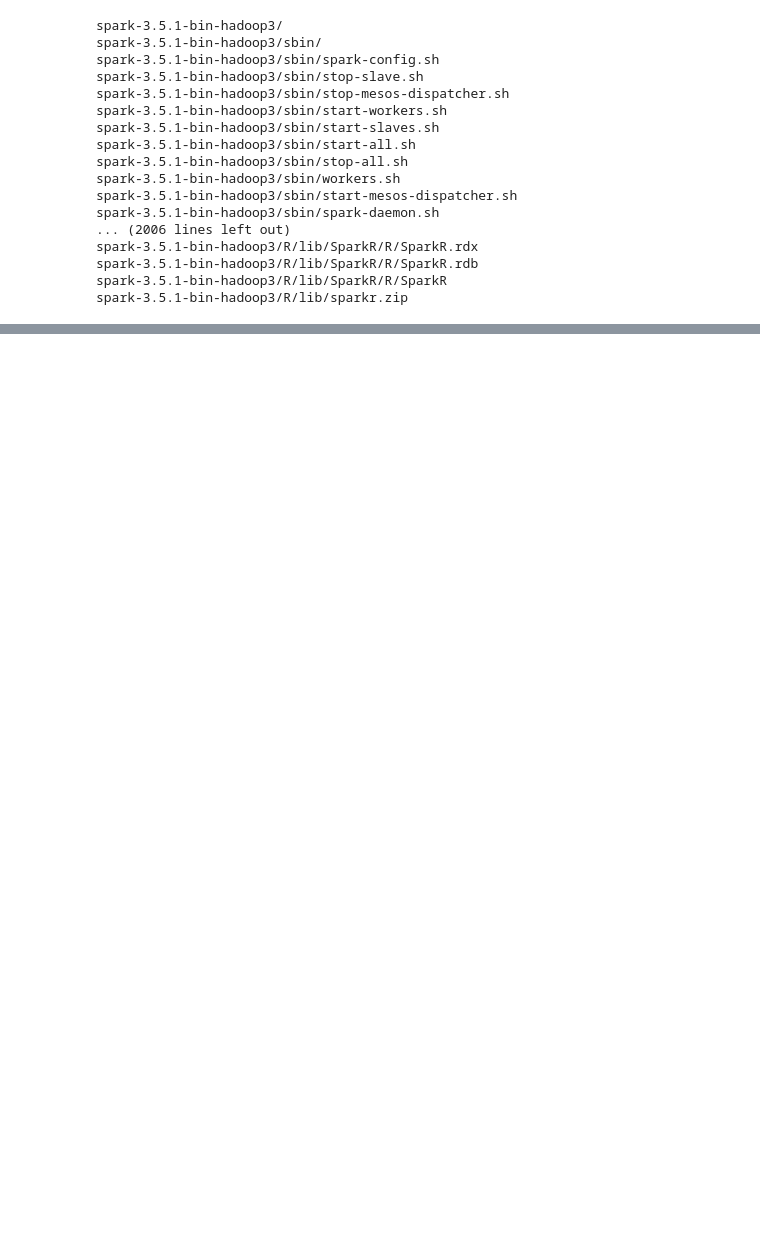
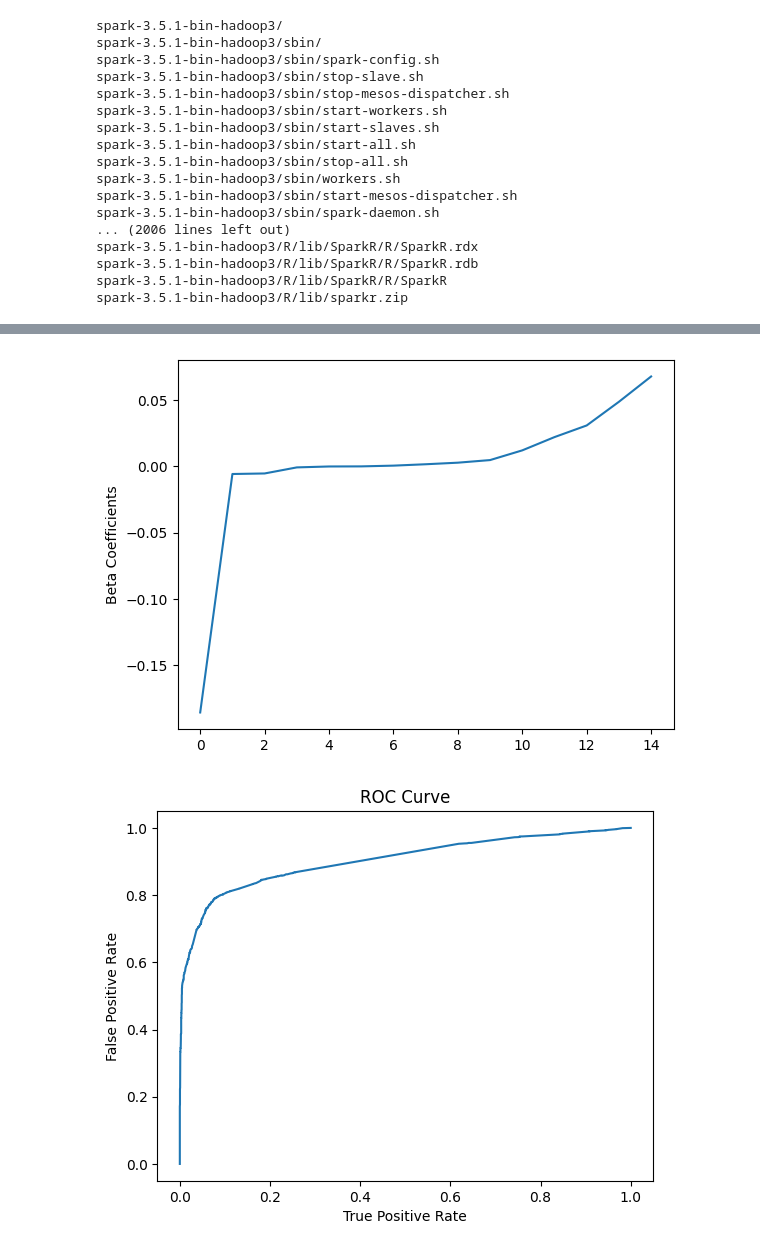
Before and after one commit to Greensweight/Music-Recommender, a Jupyter notebook: AAI627HW9.ipynb, the cells around one changed output, grey strips where cells are left out. Saved outputs shown, nothing was run; the diff lists cells and outputs as text; code cells hidden in the pictures; blank space fills up the shorter version.

```diff
--- a/AAI627HW9.ipynb
+++ b/AAI627HW9.ipynb
@@ -63,5 +64,11 @@ spark-3.5.1-bin-hadoop3/R/lib/sparkr.zip
 # %%
 ratings_df = pd.read_csv('test2_new.txt', sep="|", header=None)
 test_df = pd.read_csv('output3.txt', sep="|")
-ratings_df.rename(columns = {0:'UserID', 1:'TrackID',
-                              2:'Rating'}, inplace = True)
+ratings_df.rename(columns = {0:'UserID', 1:'TrackID', 2:'Rating'}, inplace = True)
+train_df = ratings_df.merge(test_df)
+sub_train_df = train_df[["AlbumRating", "ArtistRating", "Genre1Rating", "Genre2Rating", "Genre3Rating", "Genre4Rating", "Genre5Rating", "Genre6Rating", "Genre7Rating", "NumberRatedGenres", "MaxGenreScore", "MinGenreScore", "SumGenreScores", "AverageGenreScore", "VarianceGenreScore" ]]
+sub_train_df = pd.concat([sub_train_df, ratings_df["Rating"]], axis="columns")
+sub_train_df = spark.createDataFrame(sub_train_df)
+sub_train_df.show()
+sub_test_df = test_df[["UserID", "TrackID", "AlbumRating", "ArtistRating", "Genre1Rating", "Genre2Rating", "Genre3Rating", "Genre4Rating", "Genre5Rating", "Genre6Rating", "Genre7Rating", "NumberRatedGenres", "MaxGenreScore", "MinGenreScore", "SumGenreScores", "AverageGenreScore", "VarianceGenreScore" ]]
+sub_test_df = spark.createDataFrame(sub_test_df)
@@ -96,0 +127,13 @@ print(len(train_df))
+# %%
+# possibly add standard scaler
+features = ["AlbumRating", "ArtistRating", "Genre1Rating", "Genre2Rating", "Genre3Rating", "Genre4Rating", "Genre5Rating", "Genre6Rating", "Genre7Rating", "NumberRatedGenres", "MaxGenreScore", "MinGenreScore", "SumGenreScores", "AverageGenreScore", "VarianceGenreScore" ]
+assembler = VectorAssembler(inputCols=features, outputCol='Features')
+sub_train_df = assembler.transform(sub_train_df)
+sub_test_df = assembler.transform(sub_test_df)
+"""
+pipeline = Pipeline(stages = assembler)
+pipelineModel = pipeline.fit(sub_train_df)
+sub_train_df = pipelineModel.transform(sub_train_df)
+"""
+sub_train_df.show()
+sub_test_df.show()
@@ -96,0 +158,24 @@ print(len(train_df))
+# %%
+#Logistic Regression
+lr = LogisticRegression(featuresCol = "Features", labelCol = "Rating", maxIter=10)
+lrModel = lr.fit(sub_train_df)
+beta = np.sort(lrModel.coefficients)
+plt.plot(beta)
+plt.ylabel("Beta Coefficients")
+plt.show()
+trainingSummary = lrModel.summary
+roc = trainingSummary.roc.toPandas()
+plt.plot(roc["FPR"],roc["TPR"])
+plt.ylabel("False Positive Rate")
+plt.xlabel("True Positive Rate")
+plt.title("ROC Curve")
+plt.show()
+print("Training set areaUnderROC: " + str(trainingSummary.areaUnderROC))
+predictions = lrModel.transform(sub_test_df)
+predictions.show(10)
+predictions.count()
+#evaluator = BinaryClassificationEvaluator()
+#print("Test Area Under ROC", evaluator.evaluate(predictions))
+# %% [output]
+[figure, added]
+[figure, added]
```
Also changed, not shown: parts of 8 cells of this notebook.
